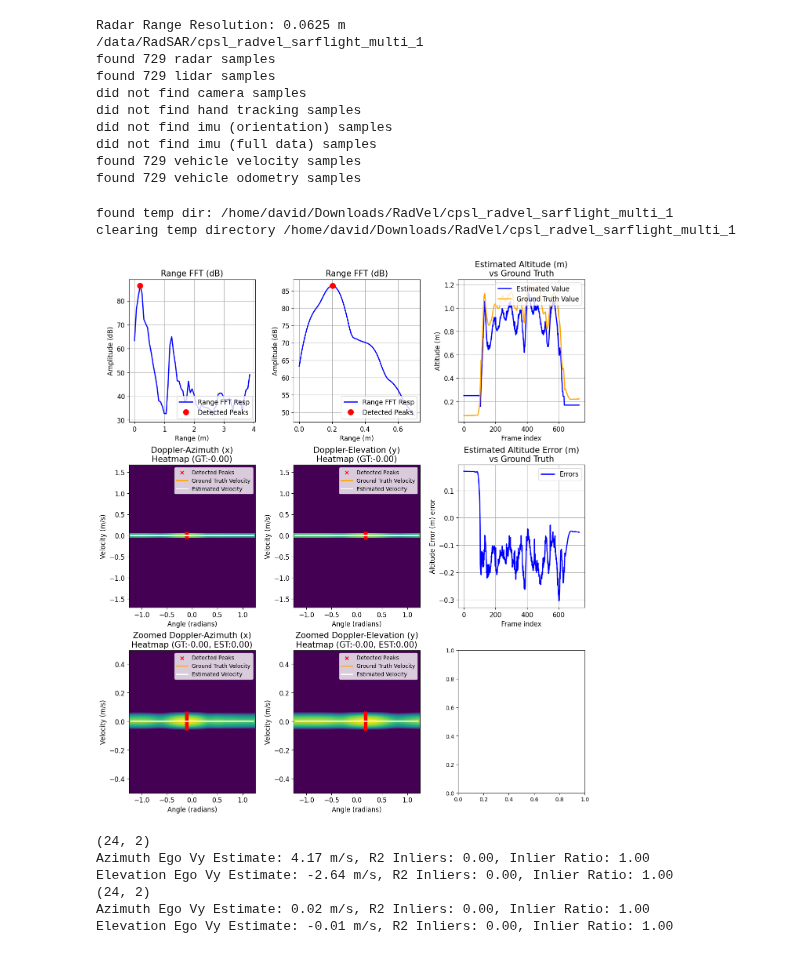
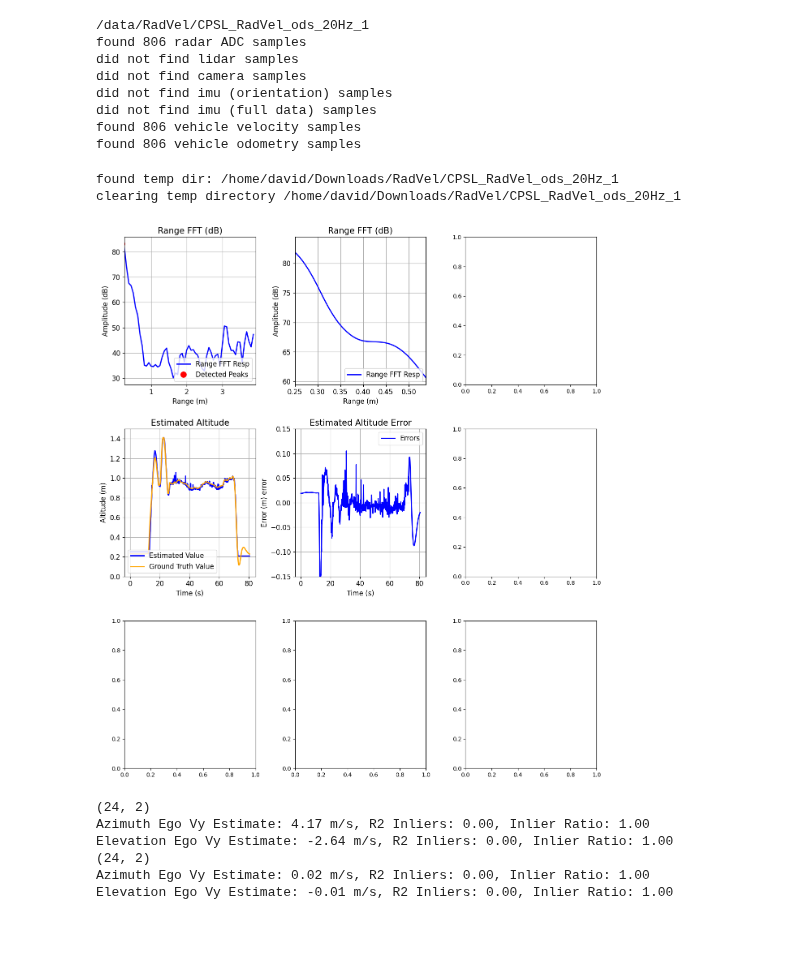
Before and after one commit to davidmhunt/mmwave_radar_processing, a Jupyter notebook: notebooks/testing_altitude_estimation_ods.ipynb, the cells around one changed output. Saved outputs shown, nothing was run; the diff lists cells and outputs as text; code cells hidden in the pictures.

```diff
--- a/notebooks/testing_altitude_estimation_ods.ipynb
+++ b/notebooks/testing_altitude_estimation_ods.ipynb
@@ -9,8 +9,8 @@ import pandas as pd
 from dotenv import load_dotenv
 load_dotenv()
 # DATASET_PATH=os.getenv("DATASET_DIRECTORY")
-# DATASET_PATH="/data/RadVel"
-DATASET_PATH = "/data/Hermes"
+DATASET_PATH="/data/RadVel"
+# DATASET_PATH = "/data/Hermes"
 CONFIG_DIRECTORY = os.getenv("CONFIG_DIRECTORY")
 
 sys.path.append("../")
@@ -27,3 +27,10 @@ from mmwave_radar_processing.processors.velocity_estimator import VelocityEstima
 from mmwave_radar_processing.processors.range_resp import RangeProcessor
 from mmwave_radar_processing.plotting.plotter_odometry_data import PlotterOdometryData
 from mmwave_radar_processing.plotting.movies_odometry import MovieGeneratorOdometry
+# %%
+cfg_manager = ConfigManager()
+
+cfg_path = os.path.join(CONFIG_DIRECTORY,"6843_RadVel_ods_20Hz.cfg")
+cfg_manager.load_cfg(cfg_path,array_geometry="ods",array_direction="down")
+cfg_manager.compute_radar_perforance(profile_idx=0)
+cfg_manager.print_cfg_overview()
@@ -30,20 +53,13 @@ from mmwave_radar_processing.plotting.movies_odometry import MovieGeneratorOdome
 # %%
-cfg_manager = ConfigManager()
 
-cfg_path = os.path.join(CONFIG_DIRECTORY,"6843_RadVel_ods_10Hz.cfg")
-cfg_manager.load_cfg(cfg_path,array_geometry="ods",array_direction="down")
-cfg_manager.compute_radar_perforance(profile_idx=0)
-print(f"Radar Range Resolution: {cfg_manager.range_res_m:.4f} m")
-
-# dataset_name = "CPSL_RadVel_ods_10Hz_1"
-dataset_name = "cpsl_radvel_sarflight_multi_1"
+dataset_name = "CPSL_RadVel_ods_20Hz_1"
 dataset_path = os.path.join(DATASET_PATH,dataset_name)
 print(dataset_path)
 # dataset_name = "RadSAR_2_CPSL"
 # dataset_path = os.path.join(DATASET_PATH,os.pardir,"RadSAR",dataset_name)
 dataset = CpslDS(
     dataset_path=dataset_path,
-    radar_folder="down_radar_adc", #"radar_0_adc"
+    radar_adc_folder="radar_0_adc", #"radar_0_adc"
     lidar_folder="lidar",
     camera_folder="camera",
     imu_orientation_folder="imu_orientation", #not implemented
@@ -52,16 +68,14 @@ dataset = CpslDS(
     vehicle_odom_folder="vehicle_odom"
 )
 # %% [output]
-Radar Range Resolution: 0.0625 m
-/data/RadSAR/cpsl_radvel_sarflight_multi_1
-found 729 radar samples
-found 729 lidar samples
+/data/RadVel/CPSL_RadVel_ods_20Hz_1
+found 806 radar ADC samples
+did not find lidar samples
 did not find camera samples
-did not find hand tracking samples
 did not find imu (orientation) samples
 did not find imu (full data) samples
-found 729 vehicle velocity samples
-found 729 vehicle odometry samples
+found 806 vehicle velocity samples
+found 806 vehicle odometry samples
 # %%
 plotter = PlotterOdometryData(config_manager=cfg_manager)
 plotter.min_threshold_dB = 30
@@ -97,8 +111,8 @@ movie_generator = MovieGeneratorOdometry(
     temp_dir_path=os.path.join("~/Downloads/RadVel",dataset_name)
 )
 # %% [output]
-found temp dir: /home/david/Downloads/RadVel/cpsl_radvel_sarflight_multi_1
-clearing temp directory /home/david/Downloads/RadVel/cpsl_radvel_sarflight_multi_1
+found temp dir: /home/david/Downloads/RadVel/CPSL_RadVel_ods_20Hz_1
+clearing temp directory /home/david/Downloads/RadVel/CPSL_RadVel_ods_20Hz_1
 # %%
 #for getting access to the adc cube
 #good frames 10 Hz: 100 - takeoff 7- on ground 310 - moving
@@ -111,7 +125,7 @@ hist_test = []
 #get the ADC cube
 
 for i in tqdm(range(idx)):
-    adc_cube = dataset.get_radar_data(i)
+    adc_cube = dataset.get_radar_adc_data(i)
     adc_cube = virtual_array_reformatter.process(adc_cube)
 
     #estimate the altitude
@@ -135,34 +149,34 @@ for i in tqdm(range(idx)):
     #save the gt velocity history
     vehicle_vel_x = np.average(vehicle_odom[:,8])
     vehicle_vel_y = np.average(vehicle_odom[:,9])
     vehicle_vel_z = np.average(vehicle_odom[:,10])
     velocity_estimator.update_history(
         ground_truth=np.array([vehicle_vel_x,vehicle_vel_y,vehicle_vel_z]),
         estimated=vel_est
     )
     hist_test.append(vel_est)
 
     try:
         camera_view = dataset.get_camera_frame(idx + i)
     except AssertionError:
         camera_view = np.empty(shape=(0))
 
 #for generating a compilation of plots
 fig,axs=plt.subplots(3,3, figsize=(15,17))
 fig.subplots_adjust(wspace=0.3,hspace=0.30)
 
 plotter.plot_compilation(
     adc_cube=adc_cube,
     altimeter=altimeter,
     velocity_estimator=velocity_estimator,
     camera_view=camera_view,
     convert_to_dB=True,
     cmap="viridis",
     axs=axs,
     show=True
 )
 # %% [output]
-[figure, old version]
+[figure, new version]
 # %%
 az_ego_vy_estimate,az_r2_inliers,az_inlier_ratio = velocity_estimator.lsq_fit_ego_vy_ransac_small_vx(
     peaks=velocity_estimator.azimuth_peaks
```
Also changed, not shown: parts of 1 cell of this notebook, 7 other files.
